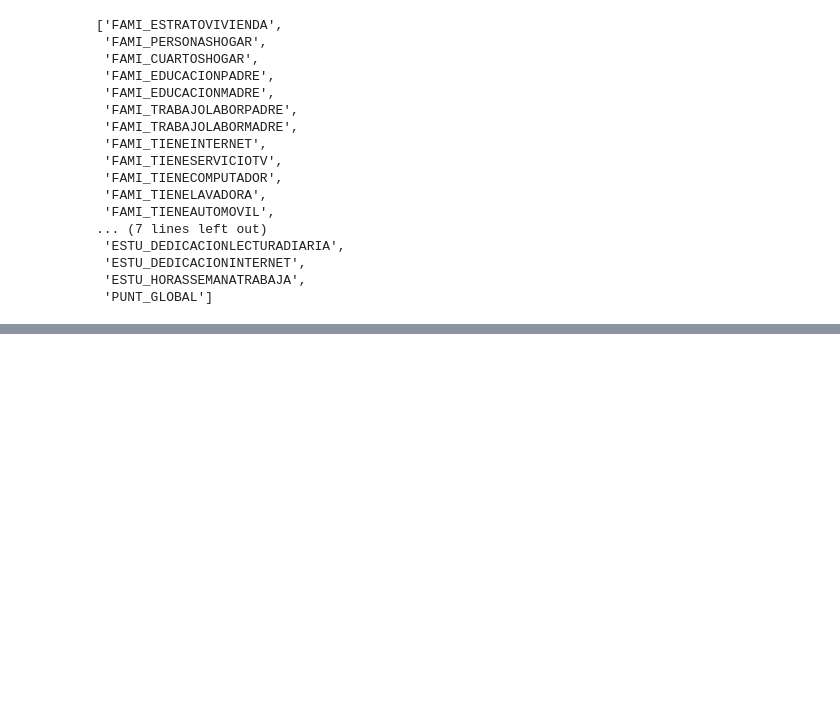
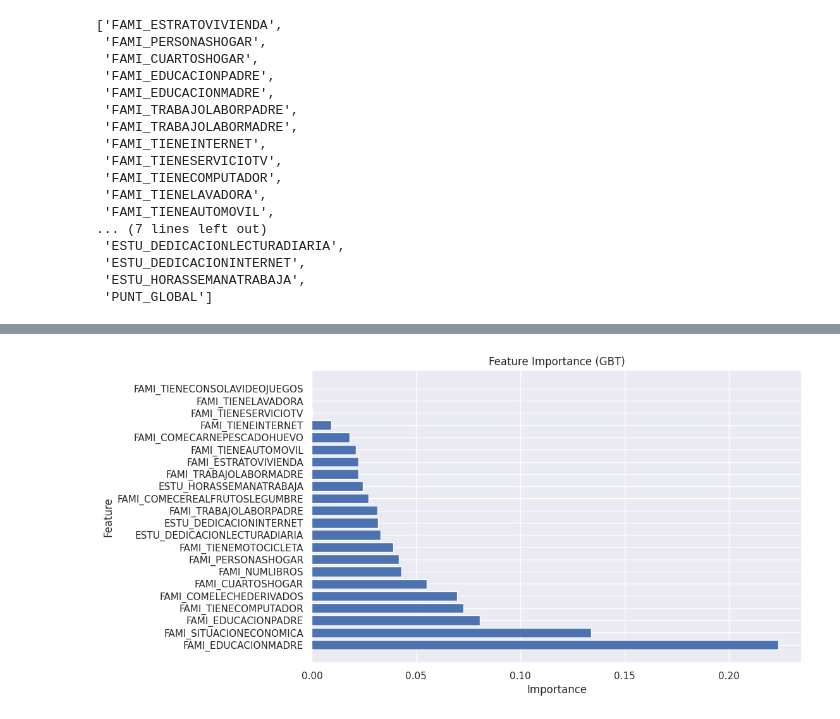
Before and after one commit to Betico1928/Parcial2---Procesamiento-de-Datos-a-Gran-Escala, a Jupyter notebook: Codigo/Parcial_2_Procesamiento_de_Datos_a_Gran_Escala.ipynb, the cells around one changed output, grey strips where cells are left out. Cells and saved outputs as stored; diff of their text form; code cells hidden in the pictures; blank space fills up the shorter version.

```diff
--- a/Codigo/Parcial_2_Procesamiento_de_Datos_a_Gran_Escala.ipynb
+++ b/Codigo/Parcial_2_Procesamiento_de_Datos_a_Gran_Escala.ipynb
@@ -1772,0 +981,27 @@ HTTPError: HTTP Error 404: Not Found
+# %%
+
+# Get feature importances
+feature_importances = model.stages[-1].featureImportances
+
+# Convert feature importances to a list
+feature_importance_list = feature_importances.toArray().tolist()
+
+# Create a dictionary mapping feature names to importances
+feature_importance_dict = dict(zip(feature_columns, feature_importance_list))
+
+# Sort the feature importances dictionary by importance values
+sorted_feature_importance = sorted(feature_importance_dict.items(), key=lambda x: x[1], reverse=True)
+
+# Extract feature names and importances for plotting
+features_sorted, importances_sorted = zip(*sorted_feature_importance)
+
+# Plot feature importances
+plt.figure(figsize=(10, 6))
+plt.barh(range(len(importances_sorted)), importances_sorted, align='center')
+plt.yticks(range(len(features_sorted)), features_sorted)
+plt.xlabel('Importance')
+plt.ylabel('Feature')
+plt.title('Feature Importance (GBT)')
+plt.show()
+# %% [output]
+[figure, added]
```
Also changed, not shown: parts of 52 cells of this notebook.
